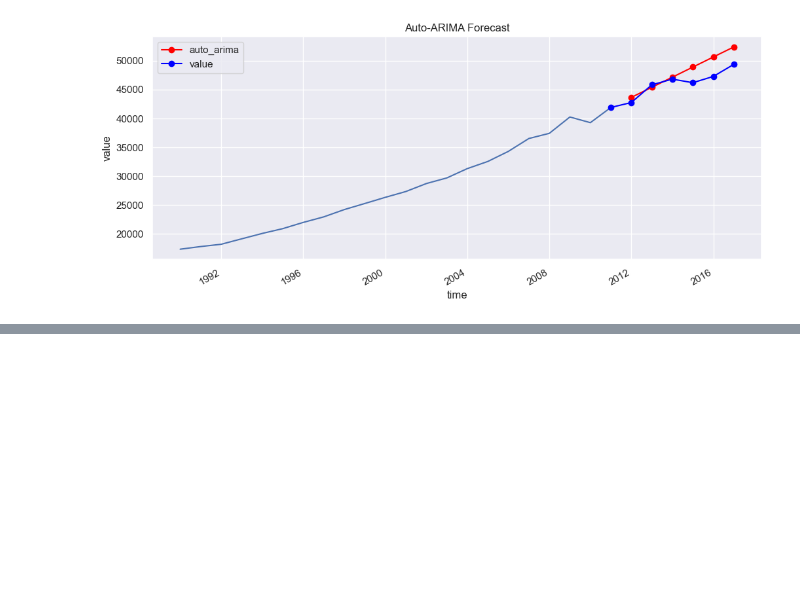
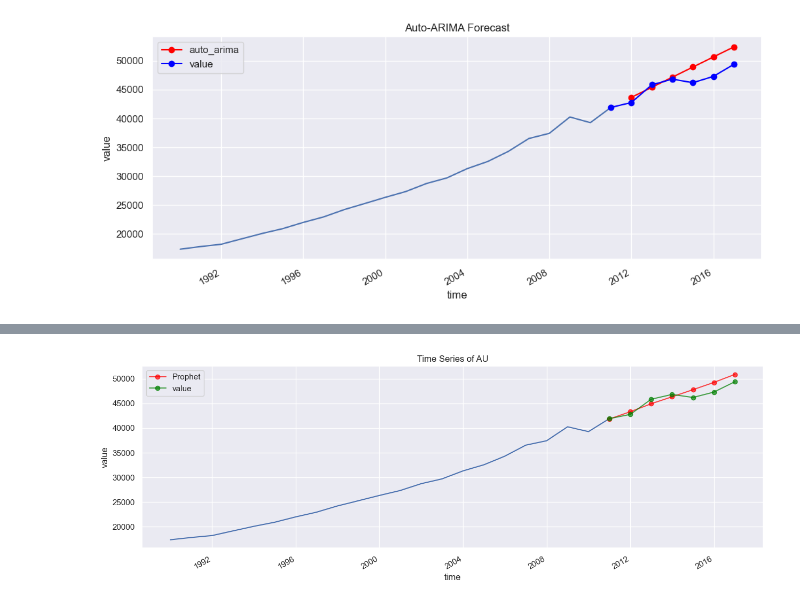
Before and after one commit to Mfundo-debug/time-series, a Jupyter notebook: time-series.ipynb, the cells around one changed output, grey strips where cells are left out. Cells and saved outputs as stored; diff of their text form; code cells hidden in the pictures; blank space fills up the shorter version.

```diff
--- a/time-series.ipynb
+++ b/time-series.ipynb
@@ -350,0 +383,9 @@ au_v2.plot(ax=ax, color='blue', marker='o', legend=True)
+# %%
+fig, ax = plt.subplots(figsize=(15,5))
+chart = sns.lineplot(x='time', y='value', data=au)
+chart.set_title('Time Series of AU')
+fcast3.plot(ax=ax, color='red', marker='o', alpha=0.7, legend=True)
+au_v2.plot(ax=ax, color='green', marker='o', alpha=0.7, legend=True)
+plt.show()
+# %% [output]
+[figure, added]
```
Also changed, not shown: parts of 6 cells of this notebook.
